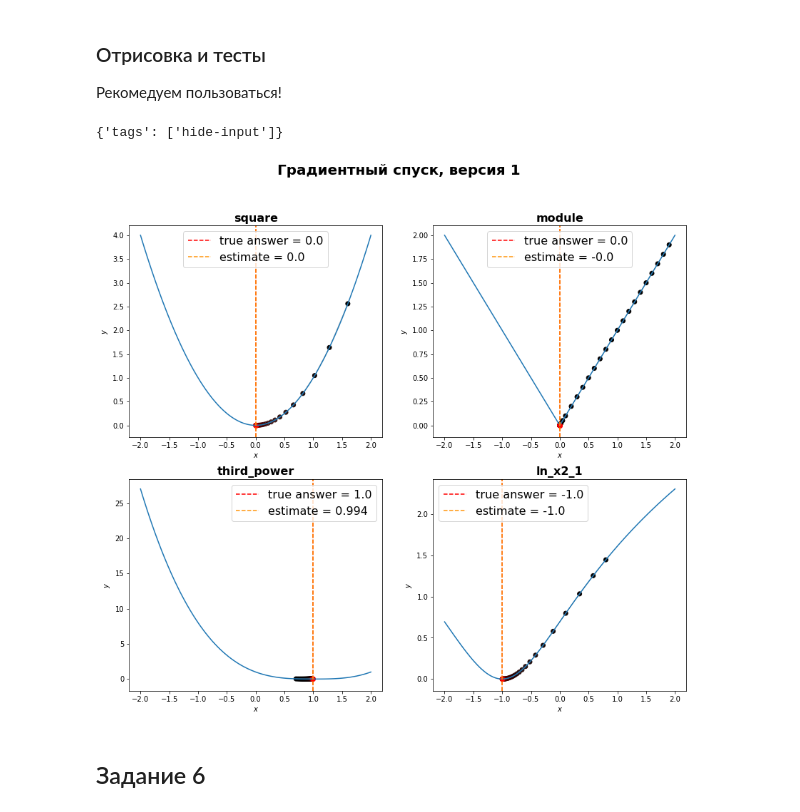
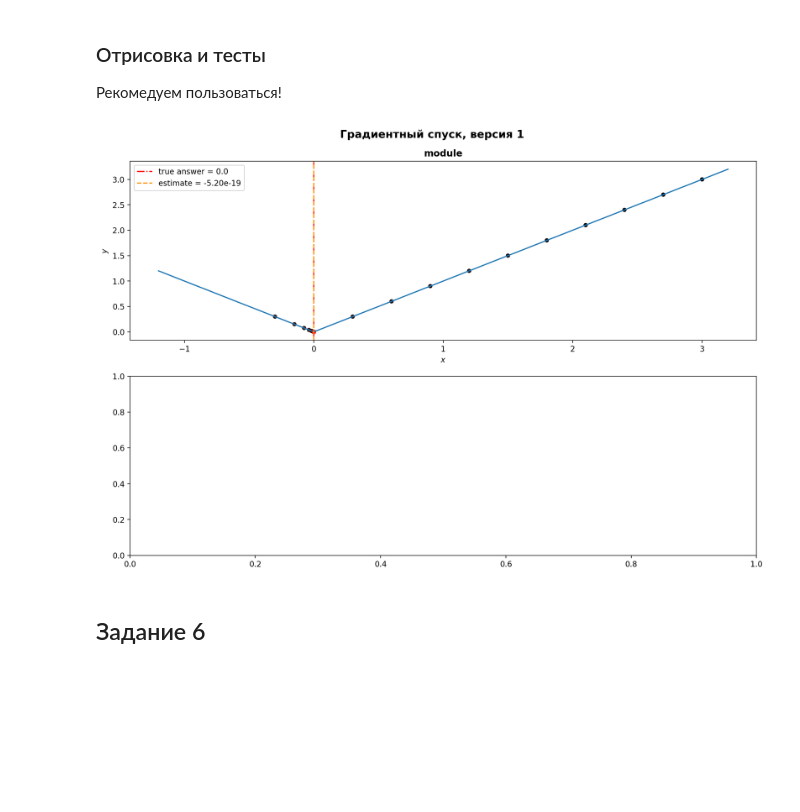
Before and after one commit to maratzainullin/ml-dl, a Jupyter notebook: [homework]gradient.ipynb, the cells around one changed output. Saved outputs shown, nothing was run; the diff lists cells and outputs as text; code cells hidden in the pictures; blank space fills up the shorter version.

```diff
--- a/[homework]gradient.ipynb
+++ b/[homework]gradient.ipynb
@@ -280,63 +312,23 @@ def test_convergence_1d(grad_descent, test_cases, tol=1e-2, axes=None, grid=None
             )
             right_flag = False
     return right_flag, debug_log
-# %%
-{
-    "tags": [
-        "hide-input"
-    ]
-}
-# %% [output]
-{'tags': ['hide-input']}
-# %%
-
-
-test_cases = {
-    "square": {
-        "func" : lambda x: x * x,
-        "deriv" : lambda x: 2 * x,
-        "start" : 2,
-        "answer" : 0.0
-    },
-    "module": {
-        "func" : lambda x: abs(x),
-        "deriv" : lambda x: 1 if x > 0 else -1,
-        "start" : 2,
-        "answer" : 0.0
-    },
-    "third_power": {
-        "func" : lambda x: abs((x - 1)**3),
-        "deriv" : lambda x: 3 * (x - 1)**2 * np.sign(x-1),
-        "start" : -2,
-        "answer" : 1.0
-    },
-    "ln_x2_1": {
-        "func" : lambda x: np.log((x + 1)**2 + 1),
-        "deriv" : lambda x: 2 * (x + 1) / (x**2 +1),
-        "start" : 1,
-        "answer" : -1.0
-    }
-}
 # %%
-
-
-
-
 tol = 1e-2  # желаемая точность
-fig, axes = plt.subplots(2,2, figsize=(14, 12))
-fig.suptitle("Градиентный спуск, версия 1", fontweight="bold", fontsize=20)
-grid = np.linspace(-2, 2, 100)
+n = len(test_cases)
+fig, axes = plt.subplots(n // 2 + 2, 2 if n > 1 else 1, figsize=(12, 8), dpi=200, constrained_layout=True)
+fig.suptitle("Градиентный спуск, версия 1", fontweight="bold", fontsize=14)
+grid = np.linspace(-1.2, 3.2, 400)
 
 is_correct, debug_log = test_convergence_1d(
     grad_descent_v1, test_cases, tol,
     axes, grid
 )
 if not is_correct:
     print("Не сошлось. Дебажный вывод:")
     for log_entry in debug_log:
         print(log_entry)
 # %% [output]
-[figure, old version]
+[figure, new version]
 # %% [markdown]
 ## Задание 6 ##
 # %% [markdown]
```
Also changed, not shown: parts of 6 cells of this notebook.
